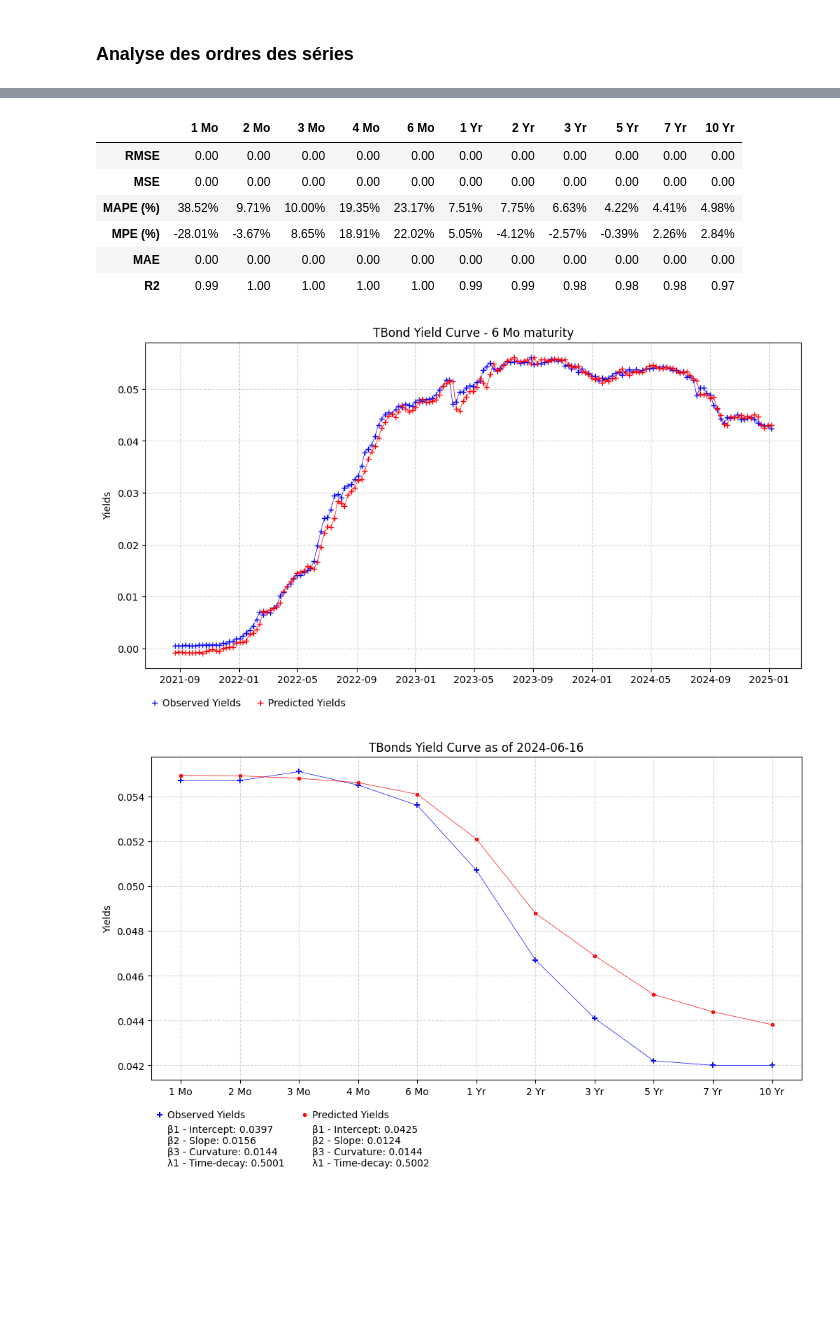
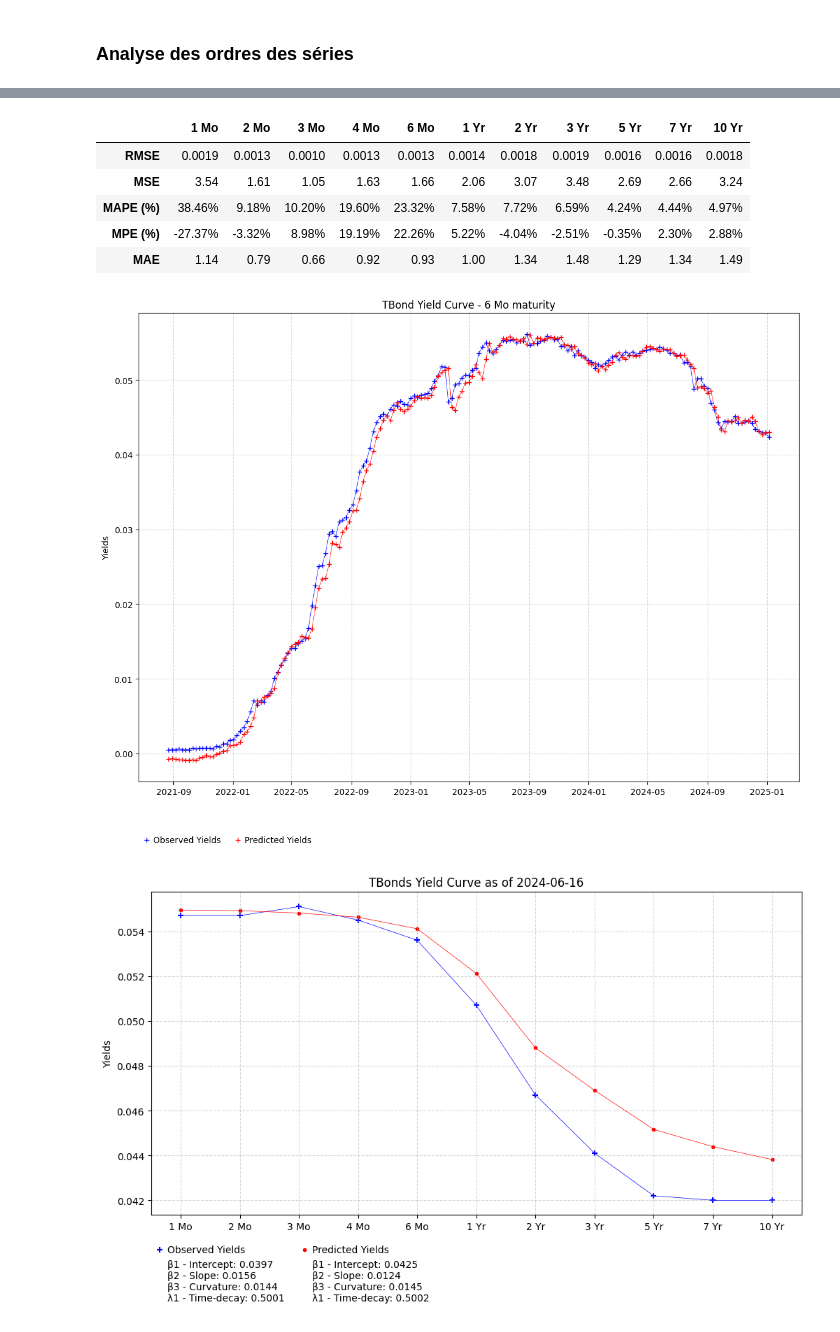
Before and after one commit to Matteo-Bernard/FedWatch, a Jupyter notebook: FedWatch.ipynb, the cells around one changed output, grey strips where cells are left out. Drawn from its saved outputs; the diff is of its cells as text; code cells hidden in the pictures; blank space fills up the shorter version.

```diff
--- a/FedWatch.ipynb
+++ b/FedWatch.ipynb
@@ -183,36 +346,6 @@ Critical Values:
 from statsmodels.tsa.arima.model import ARIMA
 nsc_train = nsc.iloc[:int(len(nsc)*0.80)].drop('r', axis=1)
 nsc_test = nsc.iloc[-int(len(nsc)*0.20):].drop('r', axis=1)
-
-# Intercept
-print('β1 - Intercept Model Summary : ')
-print('==============================================================================')
-b1_arima = ARIMA(
-    nsc_train['b1'],
-    order=(2, 1, 2),
-).fit()
-print(b1_arima.summary())
-print('\n')
-
-# Slope
-print('β2 - Slope Model Summary : ')
-print('==============================================================================')
-b2_arima = ARIMA(
-    nsc_train['b2'],
-    order=(4, 1, 2),
-).fit()
-print(b2_arima.summary())
-print('\n')
-
-# Curvature
-print('β3 - Curvature Model Summary : ')
-print('==============================================================================')
-b3_arima = ARIMA(
-    nsc_train['b3'],
-    order=(5, 1, 2),
-).fit()
-print(b3_arima.summary())
-print('\n')
 
 # Lambda
 print('λ1 - time-decay Model Summary : ')
@@ -220,6 +353,7 @@ print('=========================================================================
 l1_arima = ARIMA(
     nsc_train['l1'],
     order=(1, 1, 2),
+    trend='n'
 ).fit()
 print(l1_arima.summary())
 # %% [output]
@@ -365,41 +493,39 @@ for n in tbond_pred.columns:
         test = tbond_test[n].dropna()
         pred = tbond_pred[n].dropna()
 
-        tbond_eval.loc['RMSE', n]  = f"{root_mean_squared_error(test, pred):.2f}"
-        tbond_eval.loc['MSE', n]  = f"{mean_squared_error(test, pred):.2f}"
+        tbond_eval.loc['RMSE', n]  = f"{root_mean_squared_error(test, pred):.4f}"
+        tbond_eval.loc['MSE', n]  = f"{mean_squared_error(test*1000, pred*1000):.2f}"
         tbond_eval.loc['MAPE (%)', n] = f"{mean_absolute_percentage_error(test, pred):.2%}"
         tbond_eval.loc['MPE (%)', n] = f"{mean_percentage_error(test, pred):.2%}"
-        tbond_eval.loc['MAE', n]  = f"{mean_absolute_error(test, pred):.2f}"
-        tbond_eval.loc['R2', n]  = f"{r2_score(test, pred):.2f}"
+        tbond_eval.loc['MAE', n]  = f"{mean_absolute_error(test*1000, pred*1000):.2f}"
 
 tbond_eval
 # %% [output]
 |  | 1 Mo | 2 Mo | 3 Mo | 4 Mo | 6 Mo | 1 Yr | 2 Yr | 3 Yr | 5 Yr | 7 Yr | 10 Yr |
-| RMSE | 0.00 | 0.00 | 0.00 | 0.00 | 0.00 | 0.00 | 0.00 | 0.00 | 0.00 | 0.00 | 0.00 |
-| MSE | 0.00 | 0.00 | 0.00 | 0.00 | 0.00 | 0.00 | 0.00 | 0.00 | 0.00 | 0.00 | 0.00 |
-| MAPE (%) | 38.52% | 9.71% | 10.00% | 19.35% | 23.17% | 7.51% | 7.75% | 6.63% | 4.22% | 4.41% | 4.98% |
-| MPE (%) | -28.01% | -3.67% | 8.65% | 18.91% | 22.02% | 5.05% | -4.12% | -2.57% | -0.39% | 2.26% | 2.84% |
-| MAE | 0.00 | 0.00 | 0.00 | 0.00 | 0.00 | 0.00 | 0.00 | 0.00 | 0.00 | 0.00 | 0.00 |
-| R2 | 0.99 | 1.00 | 1.00 | 1.00 | 1.00 | 0.99 | 0.99 | 0.98 | 0.98 | 0.98 | 0.97 |
+| RMSE | 0.0019 | 0.0013 | 0.0010 | 0.0013 | 0.0013 | 0.0014 | 0.0018 | 0.0019 | 0.0016 | 0.0016 | 0.0018 |
+| MSE | 3.54 | 1.61 | 1.05 | 1.63 | 1.66 | 2.06 | 3.07 | 3.48 | 2.69 | 2.66 | 3.24 |
+| MAPE (%) | 38.46% | 9.18% | 10.20% | 19.60% | 23.32% | 7.58% | 7.72% | 6.59% | 4.24% | 4.44% | 4.97% |
+| MPE (%) | -27.37% | -3.32% | 8.98% | 19.19% | 22.26% | 5.22% | -4.04% | -2.51% | -0.35% | 2.30% | 2.88% |
+| MAE | 1.14 | 0.79 | 0.66 | 0.92 | 0.93 | 1.00 | 1.34 | 1.48 | 1.29 | 1.34 | 1.49 |
 # %%
 import matplotlib.pyplot as plt
 
 t='6 Mo'
-fig, ax1 = plt.subplots(figsize=(12,6))
+fig, ax1 = plt.subplots(figsize=(14,10))
 
 # Plot of observed bond yields
 ax1.plot(tbond_pred.index, tbond_test[t], color='blue', linestyle='-', marker='+', linewidth=0.5, label="Observed Yields")
 ax1.plot(tbond_pred.index, tbond_pred[t], color='red', linestyle='-', marker='+', linewidth=0.5, label="Predicted Yields")
 ax1.set_ylabel('Yields', color='black')
 
 ax1.legend(bbox_to_anchor=(0, -0.15), loc='lower left', ncol=2, frameon=False, handlelength=0)
 
 
 # Set plot title with the last available date in the dataset
 plt.title(f"TBond Yield Curve - {t} maturity")
 plt.grid(alpha=0.5, linestyle='--')
 # %% [output]
-[figure, old version]
+[figure, new version]
 # %%
 import matplotlib.pyplot as plt
 
```
Also changed, not shown: parts of 9 cells of this notebook.
